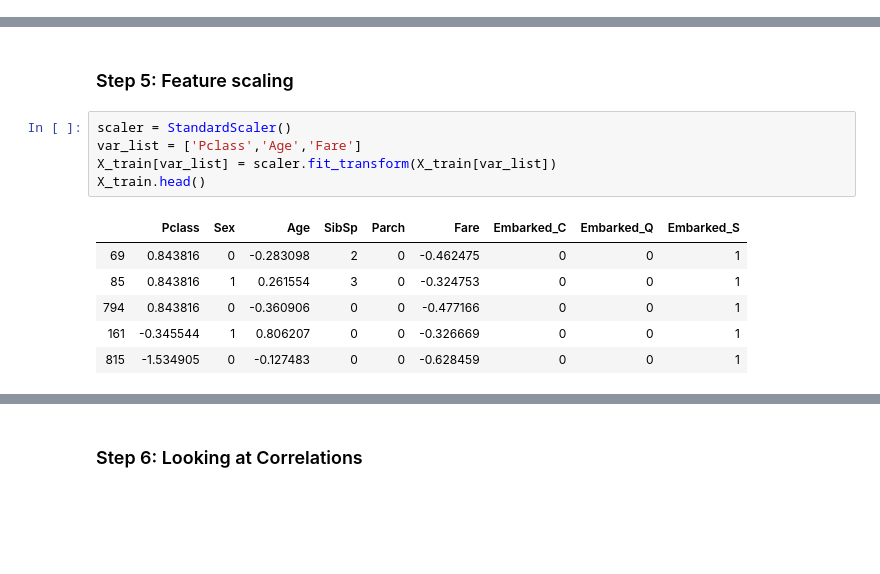
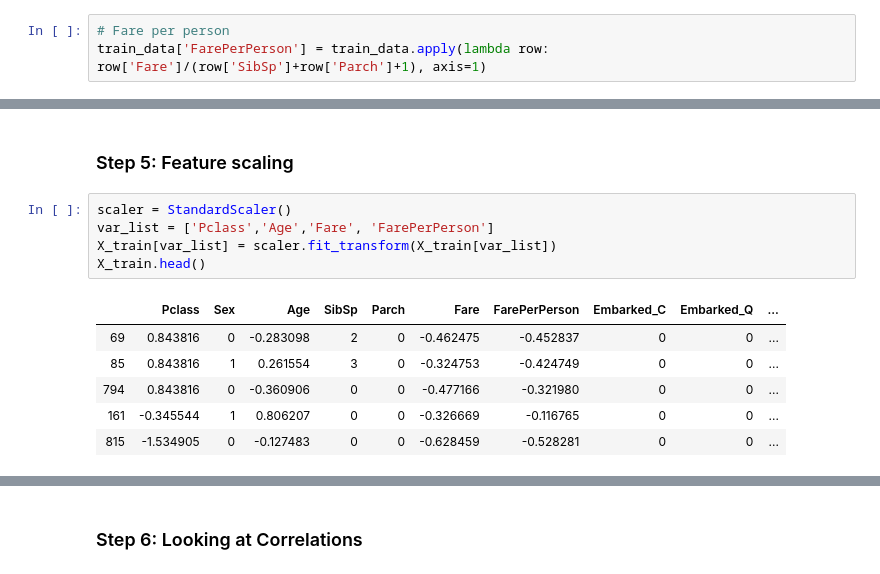
Before and after one commit to MahithaAnumukonda/Kaggleplatform, a Jupyter notebook: Titanic_ML_from_disaster.ipynb, the cells around one changed output, grey strips where cells are left out. Drawn from its saved outputs; the diff is of its cells as text; blank space fills up the shorter version.

```diff
--- a/Titanic_ML_from_disaster.ipynb
+++ b/Titanic_ML_from_disaster.ipynb
@@ -163,6 +163,9 @@ def binary_map(x):
 
 # Applying the function to the training data set
 train_data['Sex'] = train_data['Sex'].apply(binary_map)
+# %%
+# Fare per person
+train_data['FarePerPerson'] = train_data.apply(lambda row: row['Fare']/(row['SibSp']+row['Parch']+1), axis=1)
 # %%
 # Dropping PassengerId, Name as it does not crontibute to analysis
 train_data = train_data.drop(['PassengerId', 'Name'], 1)
@@ -279,13 +292,13 @@ X_train, X_test, y_train, y_test = train_test_split(X, y, train_size=0.7, test_s
 ### Step 5: Feature scaling
 # %%
 scaler = StandardScaler()
-var_list = ['Pclass','Age','Fare']
+var_list = ['Pclass','Age','Fare', 'FarePerPerson']
 X_train[var_list] = scaler.fit_transform(X_train[var_list])
 X_train.head()
 # %% [output]
-|  | Pclass | Sex | Age | SibSp | Parch | Fare | Embarked_C | Embarked_Q | Embarked_S |
-| 69 | 0.843816 | 0 | -0.283098 | 2 | 0 | -0.462475 | 0 | 0 | 1 |
-| 85 | 0.843816 | 1 | 0.261554 | 3 | 0 | -0.324753 | 0 | 0 | 1 |
-| 794 | 0.843816 | 0 | -0.360906 | 0 | 0 | -0.477166 | 0 | 0 | 1 |
-| 161 | -0.345544 | 1 | 0.806207 | 0 | 0 | -0.326669 | 0 | 0 | 1 |
-| 815 | -1.534905 | 0 | -0.127483 | 0 | 0 | -0.628459 | 0 | 0 | 1 |
+|  | Pclass | Sex | Age | SibSp | Parch | Fare | FarePerPerson | Embarked_C | Embarked_Q | ... |
+| 69 | 0.843816 | 0 | -0.283098 | 2 | 0 | -0.462475 | -0.452837 | 0 | 0 | ... |
+| 85 | 0.843816 | 1 | 0.261554 | 3 | 0 | -0.324753 | -0.424749 | 0 | 0 | ... |
+| 794 | 0.843816 | 0 | -0.360906 | 0 | 0 | -0.477166 | -0.321980 | 0 | 0 | ... |
+| 161 | -0.345544 | 1 | 0.806207 | 0 | 0 | -0.326669 | -0.116765 | 0 | 0 | ... |
+| 815 | -1.534905 | 0 | -0.127483 | 0 | 0 | -0.628459 | -0.528281 | 0 | 0 | ... |
```
Also changed, not shown: parts of 26 cells of this notebook.
